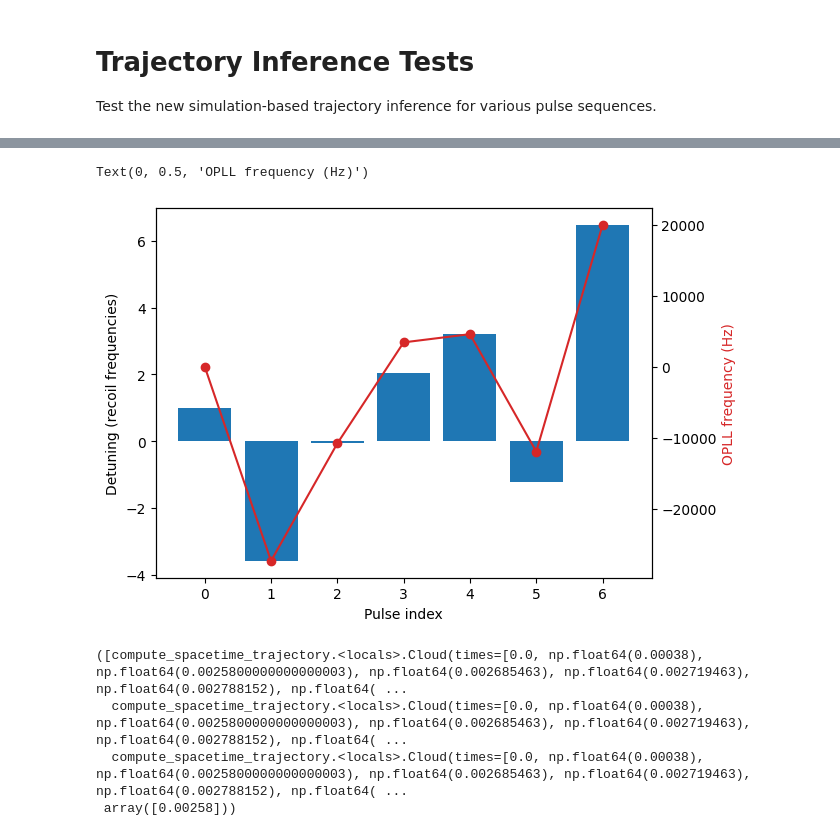
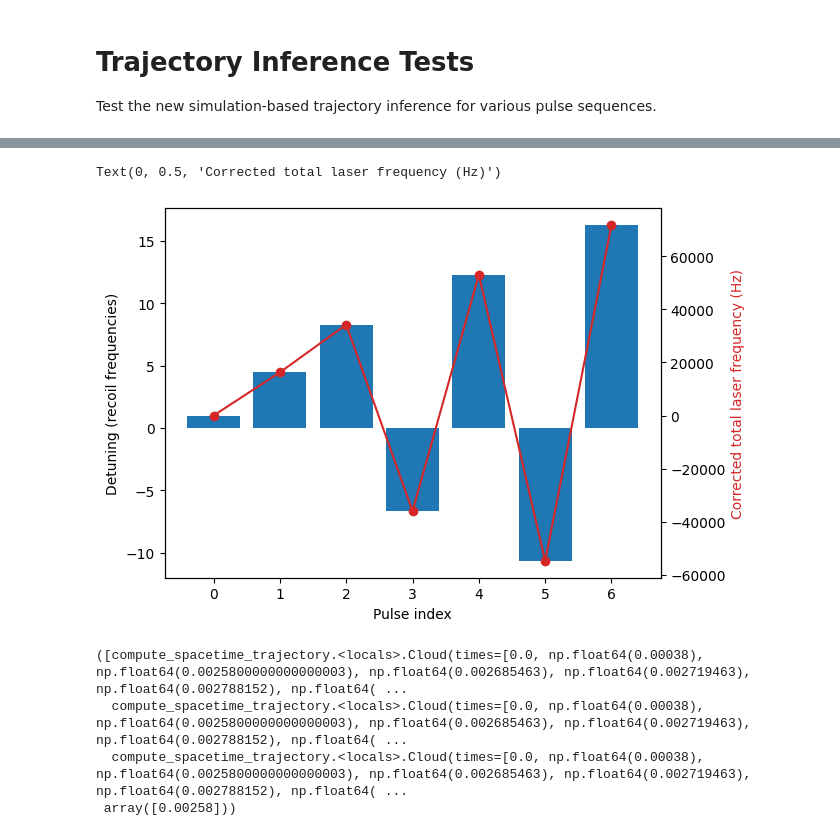
Before and after one commit to charlesbaynham/LMT_sim_scratch, a Jupyter notebook: notebooks/true_LMT_trajectory.ipynb, the cells around one changed output, grey strips where cells are left out. Drawn from its saved outputs; the diff is of its cells as text; code cells hidden in the pictures.

```diff
--- a/notebooks/true_LMT_trajectory.ipynb
+++ b/notebooks/true_LMT_trajectory.ipynb
@@ -226,3 +245,14 @@ sequence = sequence[1:]
+# %%
+sequence, sequence_laser_hz = build_sequence_from_lab_pulse_dump(
+    is_up=is_up,
+    start_times_mu=start_times_mu,
+    durations_mu=durations_mu,
+    opll_hz=opll_hz,
+    beam_hz=beam_hz,
+)
+
+# Skip the first freefall
+sequence = sequence[1:]
 # %%
 sequence = add_true_lmt_clearouts(sequence)
 # %%
@@ -247,26 +277,26 @@ sequence
 # %%
 detunings = [pulse.detuning_hz for pulse in sequence if isinstance(pulse, seq.Pulse)]
 detunings = np.array(detunings) / sim.RECOIL_FREQUENCY_HZ
 
 plt.bar(range(len(detunings)), detunings)
 
 ax1 = plt.gca()
 ax2 = ax1.twinx()
 
 ax2.plot(
     range(len(detunings)),
-    opll_hz[: len(detunings)] - opll_hz[0],
+    sequence_laser_hz[: len(detunings)] - sequence_laser_hz[0],
     color="tab:red",
     marker="o",
     linewidth=1.5,
 )
 
 ax1.set_xlabel("Pulse index")
 ax1.set_ylabel("Detuning (recoil frequencies)")
-ax2.set_ylabel("OPLL frequency (Hz)", color="tab:red")
+ax2.set_ylabel("Corrected total laser frequency (Hz)", color="tab:red")
 # %% [output]
-Text(0, 0.5, 'OPLL frequency (Hz)')
+Text(0, 0.5, 'Corrected total laser frequency (Hz)')
-[figure, old version]
+[figure, new version]
 # %%
 seq.compute_spacetime_trajectory(sequence, plot=True, max_branches=20)
 # %% [output]
```
Also changed, not shown: parts of 3 cells of this notebook, 1 other file.
